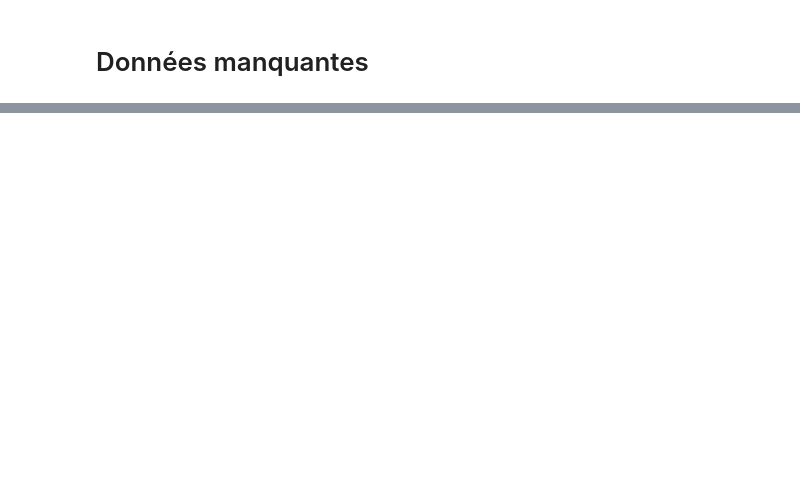
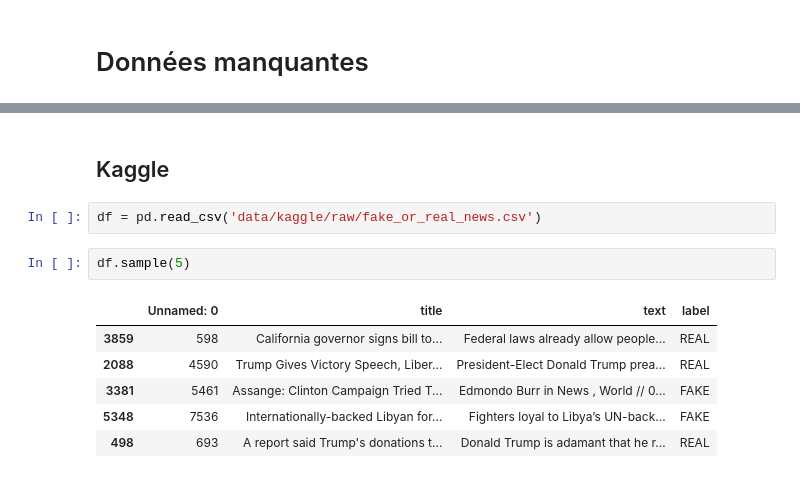
Before and after one commit to ahmedkakiAK/nlp-project, a Jupyter notebook: Statistiques exploratoires.ipynb, the cells around one changed output, grey strips where cells are left out. Saved outputs shown, nothing was run; the diff lists cells and outputs as text; blank space fills up the shorter version.

```diff
--- a/Statistiques exploratoires.ipynb
+++ b/Statistiques exploratoires.ipynb
@@ -293,0 +178,13 @@ dtype: float64
+# %% [markdown]
+## Kaggle
+# %%
+df = pd.read_csv('data/kaggle/raw/fake_or_real_news.csv')
+# %%
+df.sample(5)
+# %% [output]
+|  | Unnamed: 0 | title | text | label |
+| 3859 | 598 | California governor signs bill to... | Federal laws already allow people... | REAL |
+| 2088 | 4590 | Trump Gives Victory Speech, Liber... | President-Elect Donald Trump prea... | REAL |
+| 3381 | 5461 | Assange: Clinton Campaign Tried T... | Edmondo Burr in News , World // 0... | FAKE |
+| 5348 | 7536 | Internationally-backed Libyan for... | Fighters loyal to Libya’s UN-back... | FAKE |
+| 498 | 693 | A report said Trump's donations t... | Donald Trump is adamant that he r... | REAL |
```
Also changed, not shown: parts of 24 cells of this notebook, 2 other files.
